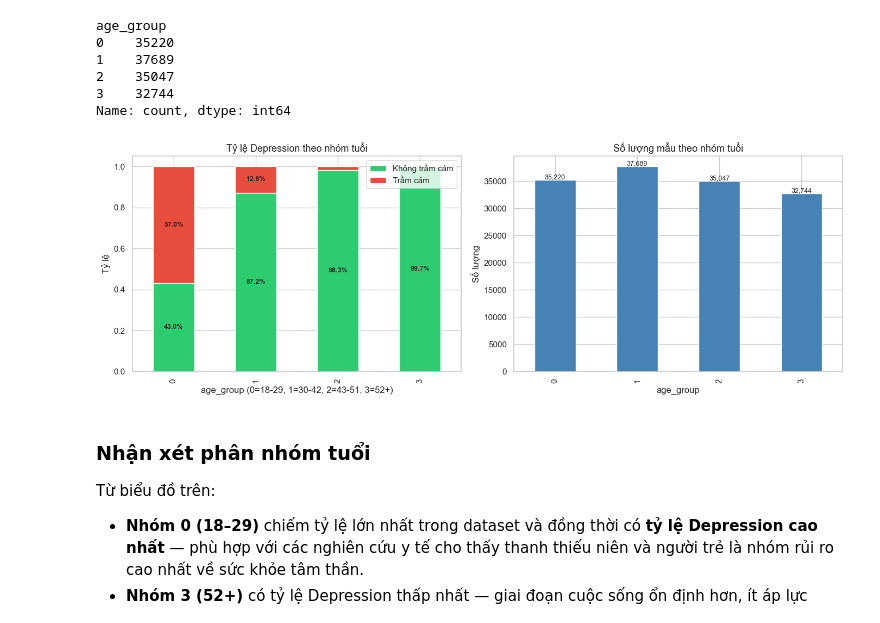
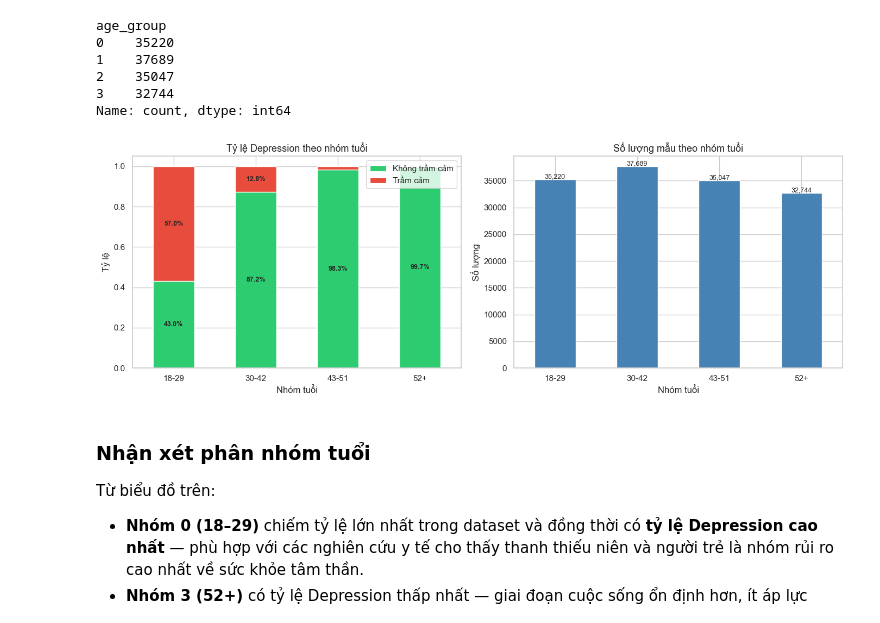
Before and after one commit to thkt2110/mental-health-depression-prediction, a Jupyter notebook: notebooks/03_feature_engineering.ipynb, the cells around one changed output. Saved outputs shown, nothing was run; the diff lists cells and outputs as text; code cells hidden in the pictures.

Commit message:
fix: fix axis visualize notebook 3

```diff
--- a/notebooks/03_feature_engineering.ipynb
+++ b/notebooks/03_feature_engineering.ipynb
@@ -245,7 +245,12 @@ for idx, col in enumerate(continuous_feats):
         train[train[TARGET] == 0][col].dropna(),
         train[train[TARGET] == 1][col].dropna(),
     ]
-    bp = ax2.boxplot(data_groups, labels=['No Depression', 'Depression'], patch_artist=True)
+    bp = ax2.boxplot(
+        data_groups,
+        tick_labels=['No Depression', 'Depression'],
+        patch_artist=True,
+        medianprops={'color': '#1f1f1f', 'linewidth': 2.4},
+    )
     bp['boxes'][0].set_facecolor('#2ecc71')
     bp['boxes'][1].set_facecolor('#e74c3c')
     for box in bp['boxes']:
@@ -342,39 +347,45 @@ Name: count, dtype: int64
 fig, axes = plt.subplots(1, 2, figsize=(14, 5))
 
 # Stacked bar — tỷ lệ Depression per age_group
-ct = pd.crosstab(train['age_group'], train[TARGET], normalize='index')
+age_labels = ['18-29', '30-42', '43-51', '52+']
+ct = pd.crosstab(train['age_group'], train[TARGET], normalize='index').reindex([0, 1, 2, 3])
+ct.index = age_labels
 ct.plot(
     kind='bar', stacked=True, ax=axes[0],
     color=['#2ecc71', '#e74c3c'], edgecolor='white',
 )
 axes[0].set_title('Tỷ lệ Depression theo nhóm tuổi', fontsize=13)
-axes[0].set_xlabel('age_group (0=18-29, 1=30-42, 2=43-51, 3=52+)')
+axes[0].set_xlabel('Nhóm tuổi')
 axes[0].set_ylabel('Tỷ lệ')
+axes[0].tick_params(axis='x', rotation=0)
 axes[0].legend(['Không trầm cảm', 'Trầm cảm'], loc='upper right')
 for p in axes[0].patches:
     h = p.get_height()
     if h > 0.05:
         axes[0].annotate(
             f'{h:.1%}',
             (p.get_x() + p.get_width() / 2, p.get_y() + h / 2),
             ha='center', va='center', fontsize=9, fontweight='bold',
         )
 
 # Count per group
-train['age_group'].value_counts().sort_index().plot(
+age_counts = train['age_group'].value_counts().reindex([0, 1, 2, 3], fill_value=0)
+age_counts.index = age_labels
+age_counts.plot(
     kind='bar', ax=axes[1], color='steelblue', edgecolor='white',
 )
 axes[1].set_title('Số lượng mẫu theo nhóm tuổi', fontsize=13)
-axes[1].set_xlabel('age_group')
+axes[1].set_xlabel('Nhóm tuổi')
 axes[1].set_ylabel('Số lượng')
-for i, v in enumerate(train['age_group'].value_counts().sort_index()):
+axes[1].tick_params(axis='x', rotation=0)
+for i, v in enumerate(age_counts):
     axes[1].text(i, v + 200, f'{v:,}', ha='center', fontsize=9)
 
 plt.tight_layout()
 plt.savefig('../docs/age_group_vs_depression.png', dpi=150)
 plt.show()
 # %% [output]
-[figure, old version]
+[figure, new version]
 # %% [markdown]
 ### Nhận xét phân nhóm tuổi
 
```
Also changed, not shown: parts of 2 cells of this notebook, 2 other files.
